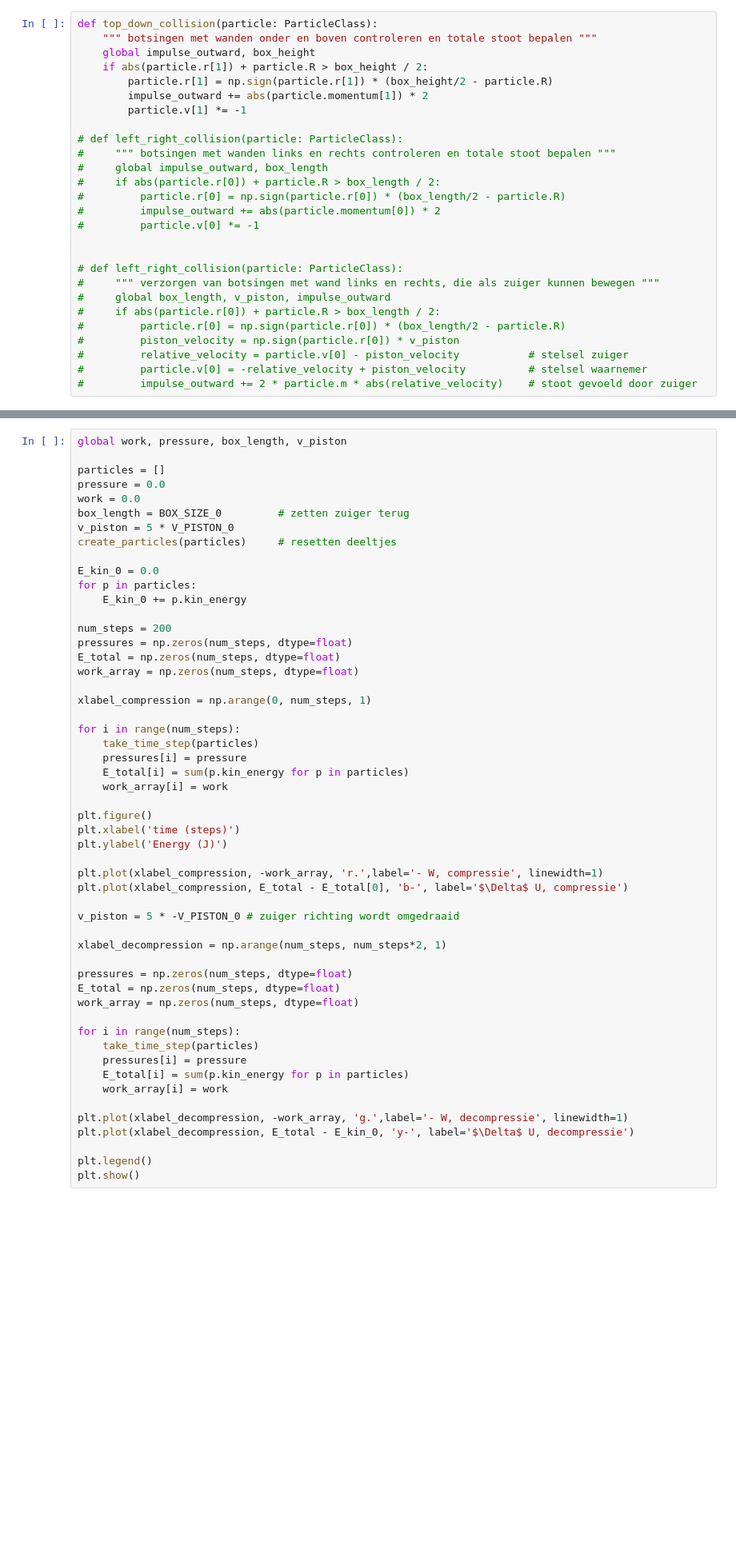
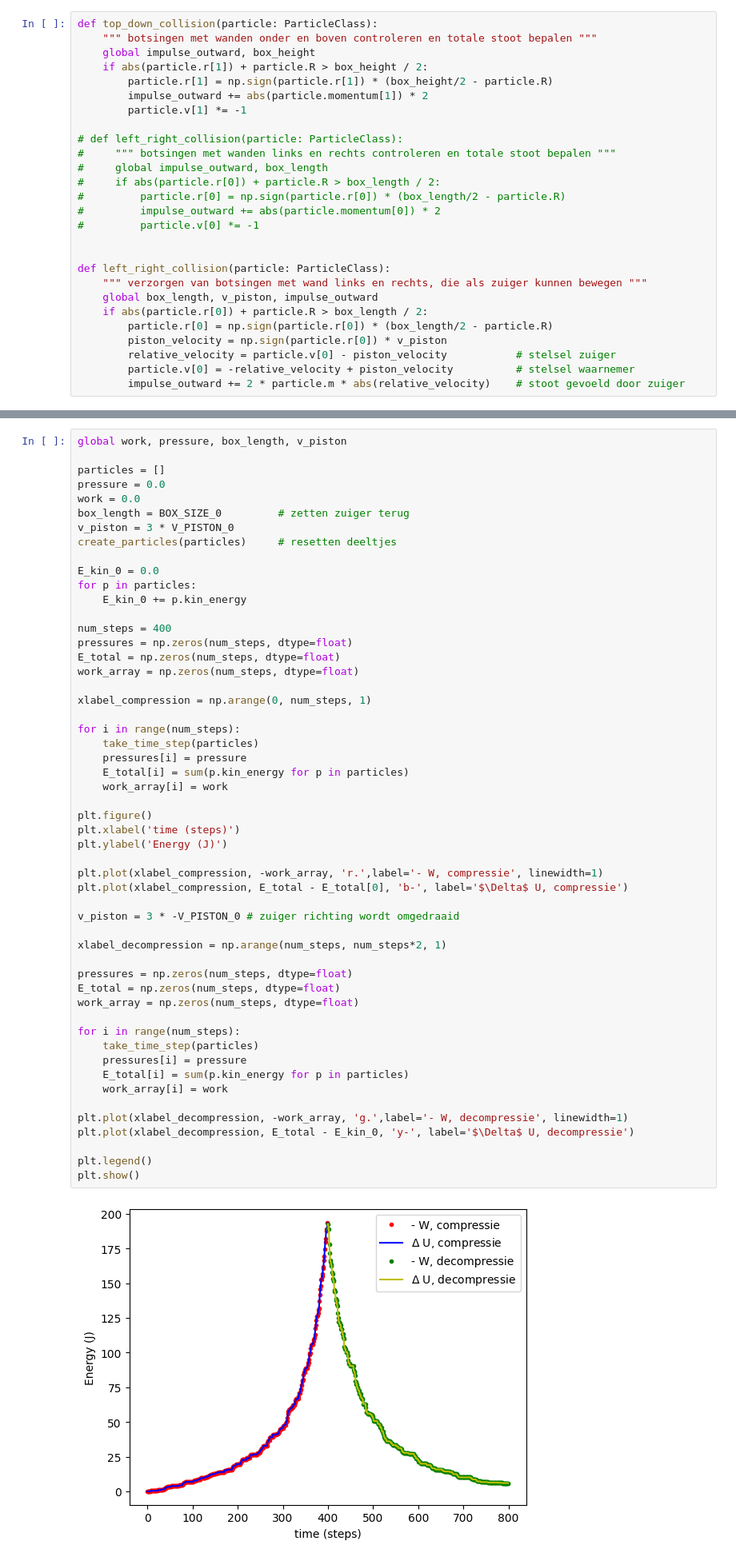
Before and after one commit to BNR33/001TASH, a Jupyter notebook: Content/PySim/7_arbeid.ipynb, the cells around one changed output, grey strips where cells are left out. Shown at 80% size. Cells and saved outputs as stored; diff of their text form; blank space fills up the shorter version.

```diff
--- a/Content/PySim/7_arbeid.ipynb
+++ b/Content/PySim/7_arbeid.ipynb
@@ -136,15 +136,15 @@ def top_down_collision(particle: ParticleClass):
 #         particle.v[0] *= -1
 
 
-# def left_right_collision(particle: ParticleClass):
-#     """ verzorgen van botsingen met wand links en rechts, die als zuiger kunnen bewegen """
-#     global box_length, v_piston, impulse_outward
-#     if abs(particle.r[0]) + particle.R > box_length / 2:
-#         particle.r[0] = np.sign(particle.r[0]) * (box_length/2 - particle.R)
-#         piston_velocity = np.sign(particle.r[0]) * v_piston
-#         relative_velocity = particle.v[0] - piston_velocity           # stelsel zuiger
-#         particle.v[0] = -relative_velocity + piston_velocity          # stelsel waarnemer
-#         impulse_outward += 2 * particle.m * abs(relative_velocity)    # stoot gevoeld door zuiger
+def left_right_collision(particle: ParticleClass):
+    """ verzorgen van botsingen met wand links en rechts, die als zuiger kunnen bewegen """
+    global box_length, v_piston, impulse_outward
+    if abs(particle.r[0]) + particle.R > box_length / 2:
+        particle.r[0] = np.sign(particle.r[0]) * (box_length/2 - particle.R)
+        piston_velocity = np.sign(particle.r[0]) * v_piston
+        relative_velocity = particle.v[0] - piston_velocity           # stelsel zuiger
+        particle.v[0] = -relative_velocity + piston_velocity          # stelsel waarnemer
+        impulse_outward += 2 * particle.m * abs(relative_velocity)    # stoot gevoeld door zuiger
 # %% [markdown]
 En dan laden we ook alle functies die over de gehele lijst met deeltjes werken, waarbij een paar kleine aanpassingen nodig zijn vanwege de splitsing in het botsen met de wanden. Ook hier roepen we een aantal variabelen met `global` aan.
 
@@ -633,14 +655,14 @@ particles = []
 pressure = 0.0
 work = 0.0
 box_length = BOX_SIZE_0         # zetten zuiger terug
-v_piston = 5 * V_PISTON_0
+v_piston = 3 * V_PISTON_0
 create_particles(particles)     # resetten deeltjes
 
 E_kin_0 = 0.0
 for p in particles:
     E_kin_0 += p.kin_energy
 
-num_steps = 200
+num_steps = 400
 pressures = np.zeros(num_steps, dtype=float)
 E_total = np.zeros(num_steps, dtype=float)
 work_array = np.zeros(num_steps, dtype=float)
@@ -651,34 +673,36 @@ for i in range(num_steps):
     take_time_step(particles)
     pressures[i] = pressure
     E_total[i] = sum(p.kin_energy for p in particles)
     work_array[i] = work
 
 plt.figure()
 plt.xlabel('time (steps)')
 plt.ylabel('Energy (J)')
 
 plt.plot(xlabel_compression, -work_array, 'r.',label='- W, compressie', linewidth=1)
 plt.plot(xlabel_compression, E_total - E_total[0], 'b-', label='$\Delta$ U, compressie')
 
-v_piston = 5 * -V_PISTON_0 # zuiger richting wordt omgedraaid
+v_piston = 3 * -V_PISTON_0 # zuiger richting wordt omgedraaid
 
 xlabel_decompression = np.arange(num_steps, num_steps*2, 1)
 
 pressures = np.zeros(num_steps, dtype=float)
 E_total = np.zeros(num_steps, dtype=float)
 work_array = np.zeros(num_steps, dtype=float)
 
 for i in range(num_steps):
     take_time_step(particles)
     pressures[i] = pressure
     E_total[i] = sum(p.kin_energy for p in particles)
     work_array[i] = work
 
 plt.plot(xlabel_decompression, -work_array, 'g.',label='- W, decompressie', linewidth=1)
 plt.plot(xlabel_decompression, E_total - E_kin_0, 'y-', label='$\Delta$ U, decompressie')
 
 plt.legend()
 plt.show()
+# %% [output]
+[figure, added]
 # %% [markdown]
 In deze laatste simulatie zie je (bij een correcte code) dat nog altijd netjes wordt voldaan aan de eerste hoofdwet. Ondanks dat, zie je dat het systeem niet terugkeert naar de begintoestand. In het boek wordt dit omschreven in het deel over 'quasi-equilibrium': Processen moeten voldoende traag plaatsvinden zodat er zich een evenwicht kan vormen binnen het gas. Als processen te snel plaatsvinden is er geen sprake van equilibrium en kun je de macroscopische thermodynamische formules niet langer gebruiken.
 
```
Also changed, not shown: parts of 8 cells of this notebook, 3 other files.
